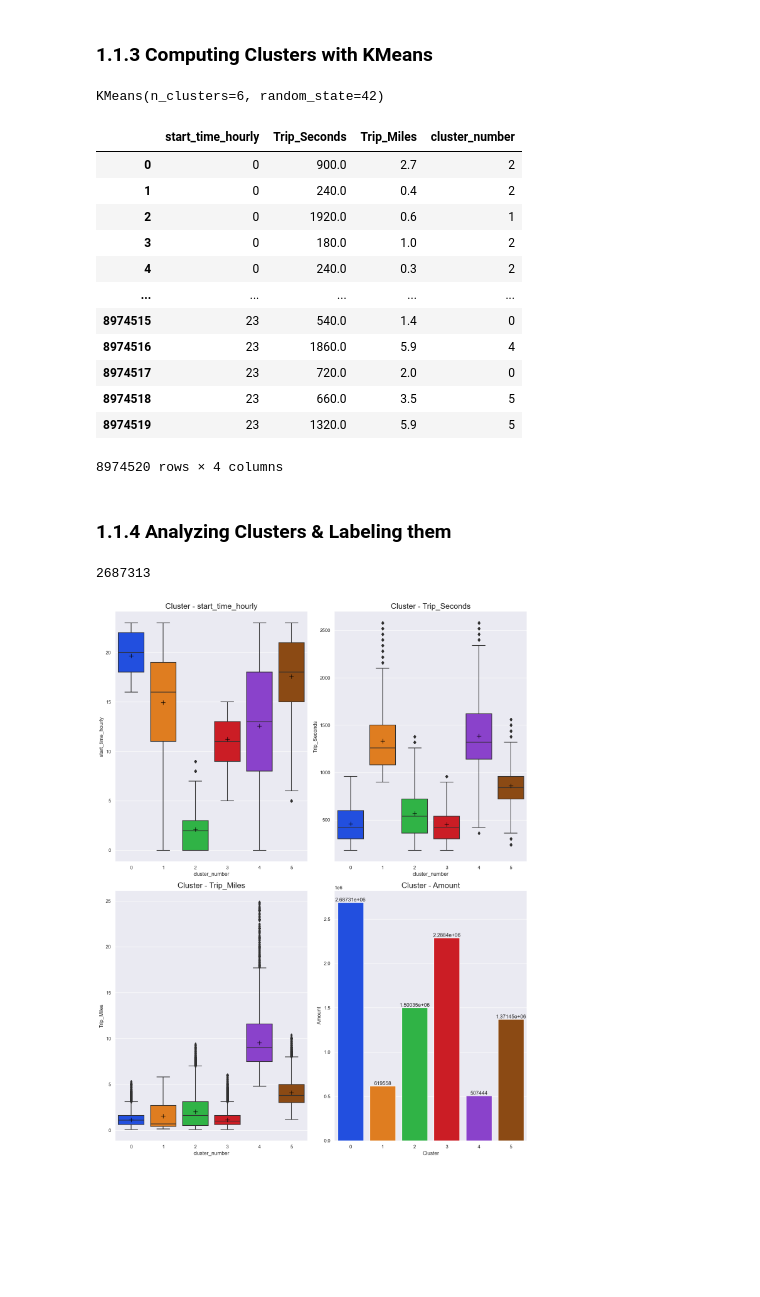
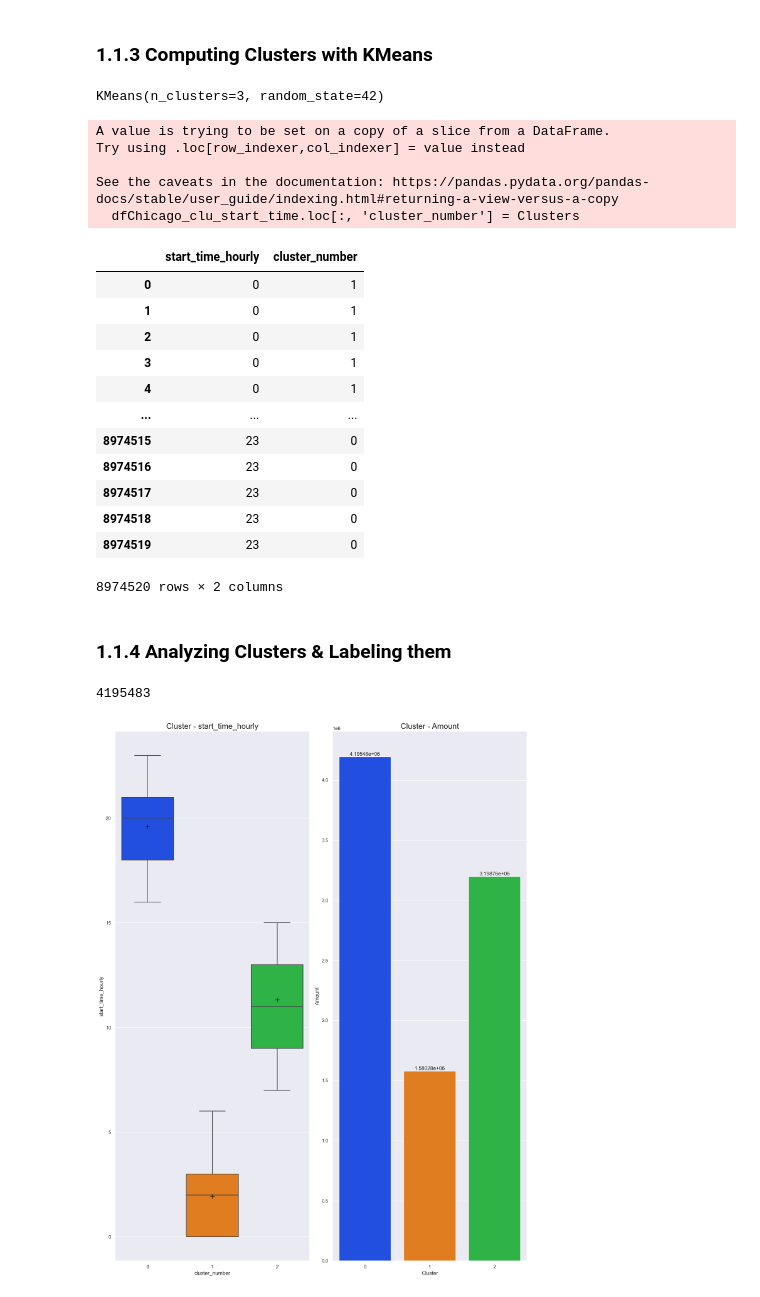
Before and after one commit to Hannah2800/AAA_2023_AdvancedPythonPandas, a Jupyter notebook: Task 3 - Cluster Analysis - Hard Clustering.ipynb, the cells around one changed output. Saved outputs shown, nothing was run; the diff lists cells and outputs as text; code cells hidden in the pictures; blank space fills up the shorter version.

Commit message:
splitted clustering into single features and added good visualization

```diff
--- a/Task 3 - Cluster Analysis - Hard Clustering.ipynb
+++ b/Task 3 - Cluster Analysis - Hard Clustering.ipynb
@@ -139,3 +266,3 @@ def plot_best_fitting_number_of_clusters(input_data, title_info):
 # %%
-plot_best_fitting_number_of_clusters(dfChicago_clu_1_scaled, "in dfChicago_clu_1")
+plot_best_fitting_number_of_clusters(dfChicago_clu_start_time_scaled, "in dfChicago_clu_start_time")
 # %% [output]
@@ -144,33 +271,38 @@ plot_best_fitting_number_of_clusters(dfChicago_clu_1_scaled, "in dfChicago_clu_1
 ### 1.1.3 Computing Clusters with KMeans
 # %%
 # initializing our kmeans algorithm
-kmean = KMeans(n_clusters=6,init='k-means++', random_state=42)
+kmean = KMeans(n_clusters=3,init='k-means++', random_state=42)
 
 # fitting our scaled data to the model
-kmean.fit(dfChicago_clu_1_scaled)
+kmean.fit(dfChicago_clu_start_time_scaled)
 # %% [output]
-KMeans(n_clusters=6, random_state=42)
+KMeans(n_clusters=3, random_state=42)
 # %%
 # store the predicted clusters
-Clusters = kmean.predict(dfChicago_clu_1_scaled)
+Clusters = kmean.predict(dfChicago_clu_start_time_scaled)
 # %%
 # creating a column for the calculated clusters
 
-dfChicago_clu_1.loc[:, 'cluster_number'] = Clusters
-dfChicago_clu_1
+dfChicago_clu_start_time.loc[:, 'cluster_number'] = Clusters
+dfChicago_clu_start_time
 # %% [output]
+A value is trying to be set on a copy of a slice from a DataFrame.
+Try using .loc[row_indexer,col_indexer] = value instead
+
+See the caveats in the documentation: https://pandas.pydata.org/pandas-docs/stable/user_guide/indexing.html#returning-a-view-versus-a-copy
+  dfChicago_clu_start_time.loc[:, 'cluster_number'] = Clusters
-|  | start_time_hourly | Trip_Seconds | Trip_Miles | cluster_number |
-| 0 | 0 | 900.0 | 2.7 | 2 |
-| 1 | 0 | 240.0 | 0.4 | 2 |
-| 2 | 0 | 1920.0 | 0.6 | 1 |
-| 3 | 0 | 180.0 | 1.0 | 2 |
-| 4 | 0 | 240.0 | 0.3 | 2 |
-| ... | ... | ... | ... | ... |
-| 8974515 | 23 | 540.0 | 1.4 | 0 |
-| 8974516 | 23 | 1860.0 | 5.9 | 4 |
-| 8974517 | 23 | 720.0 | 2.0 | 0 |
-| 8974518 | 23 | 660.0 | 3.5 | 5 |
-| 8974519 | 23 | 1320.0 | 5.9 | 5 |
+|  | start_time_hourly | cluster_number |
+| 0 | 0 | 1 |
+| 1 | 0 | 1 |
+| 2 | 0 | 1 |
+| 3 | 0 | 1 |
+| 4 | 0 | 1 |
+| ... | ... | ... |
+| 8974515 | 23 | 0 |
+| 8974516 | 23 | 0 |
+| 8974517 | 23 | 0 |
+| 8974518 | 23 | 0 |
+| 8974519 | 23 | 0 |
-8974520 rows × 4 columns
+8974520 rows × 2 columns
 # %% [markdown]
 ### 1.1.4 Analyzing Clusters & Labeling them
@@ -202,4 +309,4 @@ def plot_information_about_clusters(df, feature_list, cluster_column):
 # %%
-dfChicago_clu_1[dfChicago_clu_1['cluster_number']==0]['cluster_number'].count()
+dfChicago_clu_start_time[dfChicago_clu_start_time['cluster_number']==0]['cluster_number'].count()
 # %% [output]
-2687313
+4195483
@@ -238,5 +313,5 @@ def get_quantiles_of_clusters(df, n_cluster, cluster_feature):
 # %%
-plot_information_about_clusters(dfChicago_clu_1, ['start_time_hourly','Trip_Seconds',"Trip_Miles"], 'cluster_number')
+plot_information_about_clusters(dfChicago_clu_start_time, ['start_time_hourly'], 'cluster_number')
 # %% [output]
-[figure, old version]
+[figure, new version]
 # %%
```
Also changed, not shown: parts of 55 cells of this notebook.
